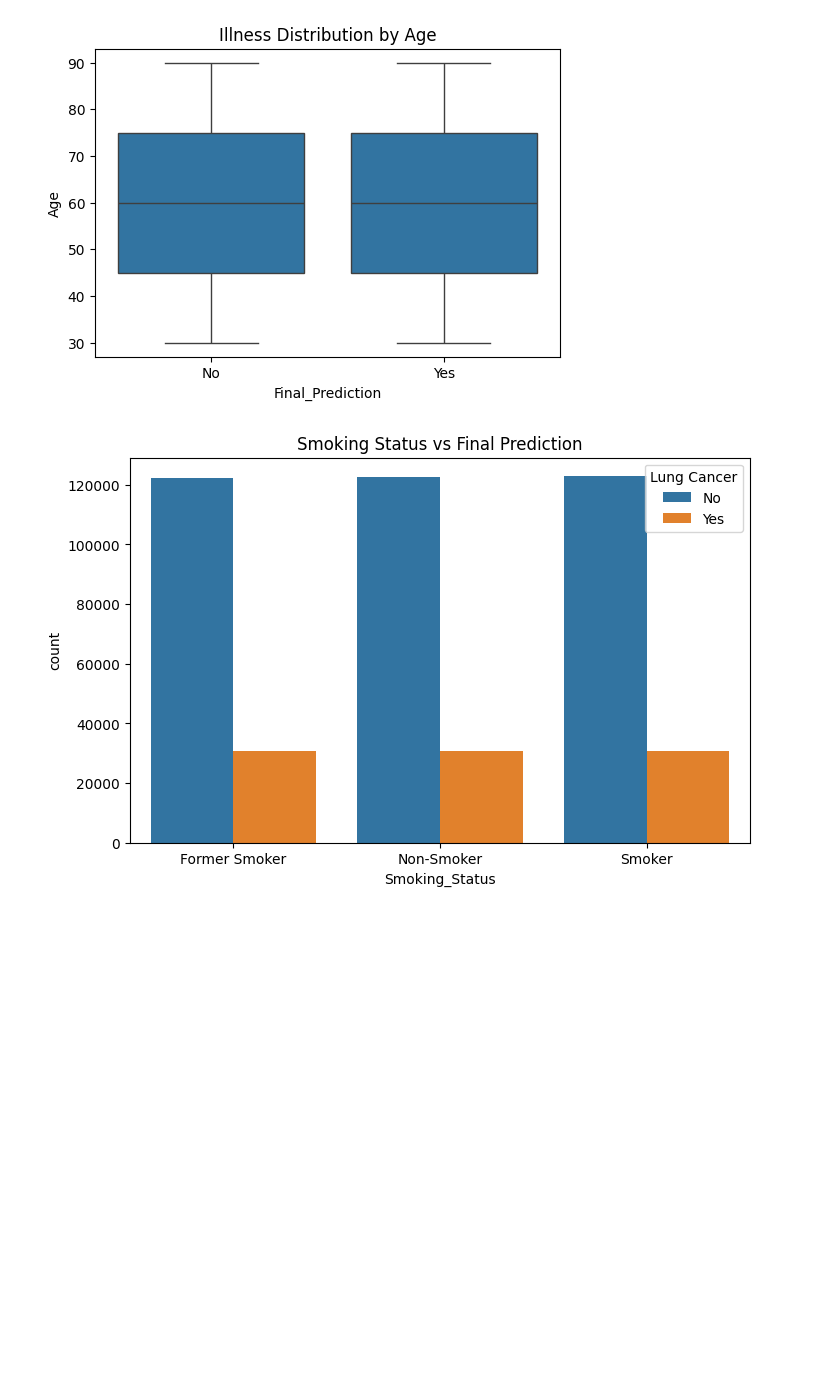
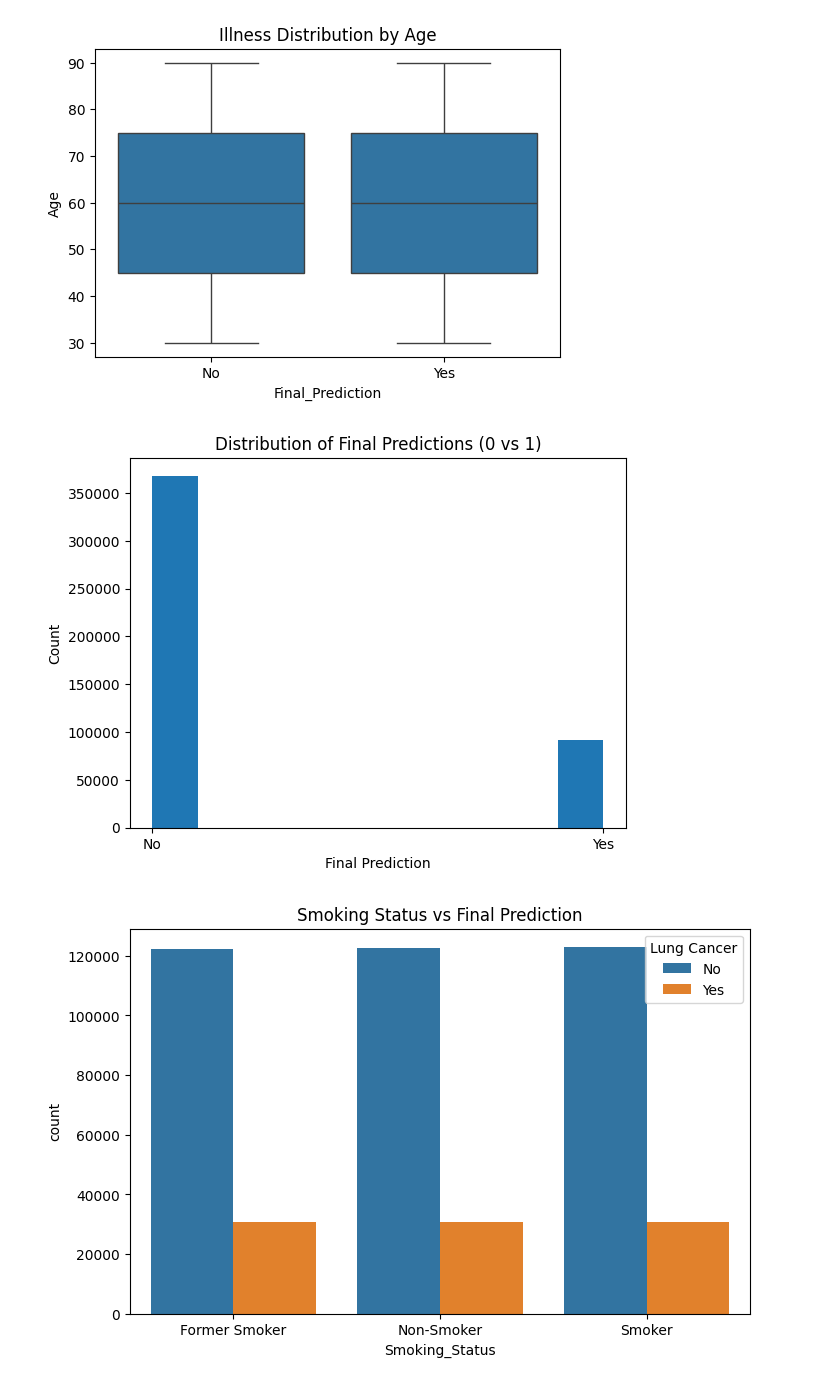
Before and after one commit to MomsDeveloper/awesome-ml-pipeline, a Jupyter notebook: notebooks/classification.ipynb, the cells around one changed output. Cells and saved outputs as stored; diff of their text form; code cells hidden in the pictures; blank space fills up the shorter version.

```diff
--- a/notebooks/classification.ipynb
+++ b/notebooks/classification.ipynb
@@ -105,6 +105,14 @@ plt.title('Illness Distribution by Age')
 plt.show()
 # %% [output]
 [figure]
+# %%
+plt.hist(df['Final_Prediction'])
+plt.xlabel("Final Prediction")
+plt.ylabel("Count")
+plt.title("Distribution of Final Predictions (0 vs 1)")
+plt.show()
+# %% [output]
+[figure, added]
 # %%
 plt.figure(figsize=(8, 5))
 sns.countplot(x=df['Smoking_Status'], hue=df['Final_Prediction'])
```
Also changed, not shown: parts of 13 cells of this notebook, 7 other files.
